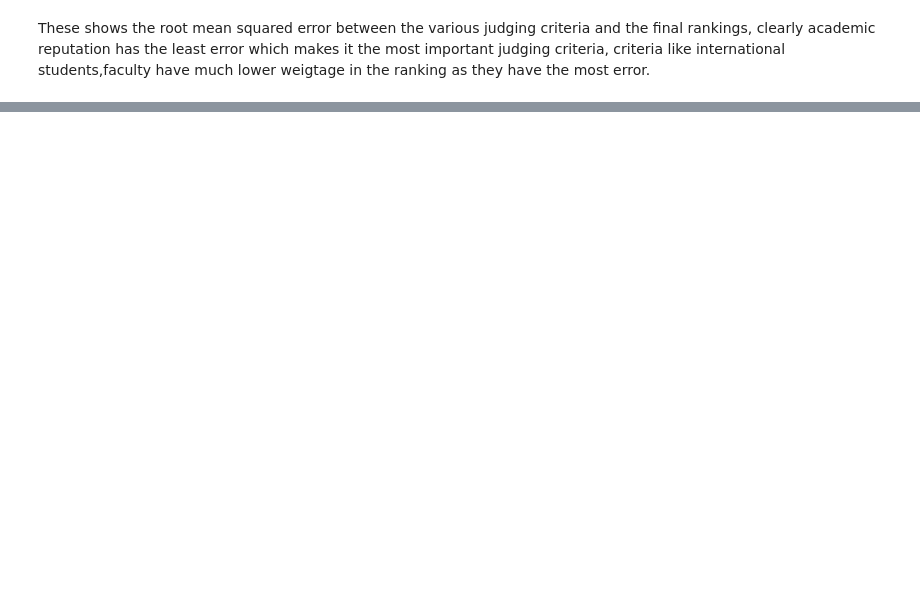
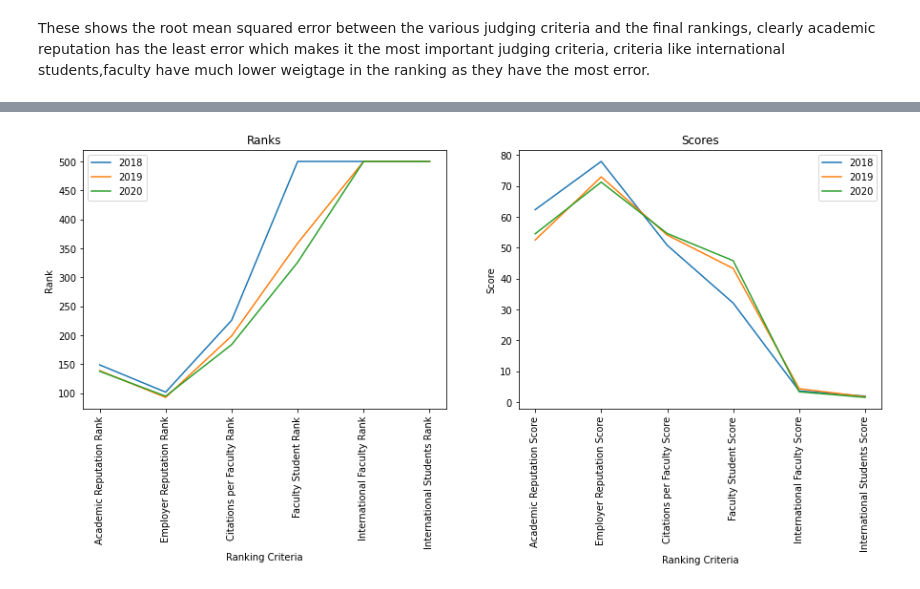
Before and after one commit to kalp121212/DS203_Project, a Jupyter notebook: QS.ipynb, the cells around one changed output, grey strips where cells are left out. Cells and saved outputs as stored; diff of their text form; code cells hidden in the pictures; blank space fills up the shorter version.

```diff
--- a/QS.ipynb
+++ b/QS.ipynb
@@ -259,0 +299,51 @@ These shows the root mean squared error between the various judging criteria and
+# %%
+scores=["Academic Reputation Score","Employer Reputation Score",'Citations per Faculty Score','Faculty Student Score','International Faculty Score','International Students Score']
+
+df_2018_iitb=df_2018.loc[df_2018["Institution Name"]=='INDIAN INSTITUTE OF TECHNOLOGY BOMBAY (IITB)']
+df_2019_iitb=df_2019.loc[df_2019["Institution Name"]=='INDIAN INSTITUTE OF TECHNOLOGY BOMBAY (IITB)']
+df_2020_iitb=df_2020.loc[df_2020["Institution Name"]=='INDIAN INSTITUTE OF TECHNOLOGY BOMBAY (IITB)']
+
+ranks_iitb_2018=[]
+ranks_iitb_2019=[]
+ranks_iitb_2020=[]
+
+scores_iitb_2018=[]
+scores_iitb_2019=[]
+scores_iitb_2020=[]
+
+for i in ranks:
+    if df_2018_iitb[i].iloc[0]=='401+':
+        df_2018_iitb[i].iloc[0]=500
+    if df_2019_iitb[i].iloc[0]=='601+':
+        df_2019_iitb[i].iloc[0]=500
+    if df_2020_iitb[i].iloc[0]=='601+':
+        df_2020_iitb[i].iloc[0]=500
+    ranks_iitb_2018.append(float(df_2018_iitb[i].iloc[0]))
+    ranks_iitb_2019.append(float(df_2019_iitb[i].iloc[0]))
+    ranks_iitb_2020.append(float(df_2020_iitb[i].iloc[0]))
+
+for i in scores:
+    scores_iitb_2018.append(float(df_2018_iitb[i].iloc[0]))
+    scores_iitb_2019.append(float(df_2019_iitb[i].iloc[0]))
+    scores_iitb_2020.append(float(df_2020_iitb[i].iloc[0]))
+
+fig,axes=plt.subplots(1,2,figsize=(15, 5))
+
+sns.lineplot(ranks,ranks_iitb_2018,label="2018",ax=axes[0])
+sns.lineplot(ranks,ranks_iitb_2019,label="2019",ax=axes[0])
+sns.lineplot(ranks,ranks_iitb_2020,label="2020",ax=axes[0])
+axes[0].set_title("Ranks")
+axes[0].set_xlabel("Ranking Criteria")
+axes[0].set_ylabel("Rank")
+axes[0].set_xticklabels(ranks,Rotation=90)
+sns.lineplot(scores,scores_iitb_2018,label="2018",ax=axes[1])
+sns.lineplot(scores,scores_iitb_2019,label="2019",ax=axes[1])
+sns.lineplot(scores,scores_iitb_2020,label="2020",ax=axes[1])
+axes[1].set_title("Scores")
+axes[1].set_xlabel("Ranking Criteria")
+axes[1].set_ylabel("Score")
+plt.xticks(rotation=90)
+plt.legend()
+plt.show()
+# %% [output]
+[figure, added]
```
Also changed, not shown: parts of 6 cells of this notebook.
